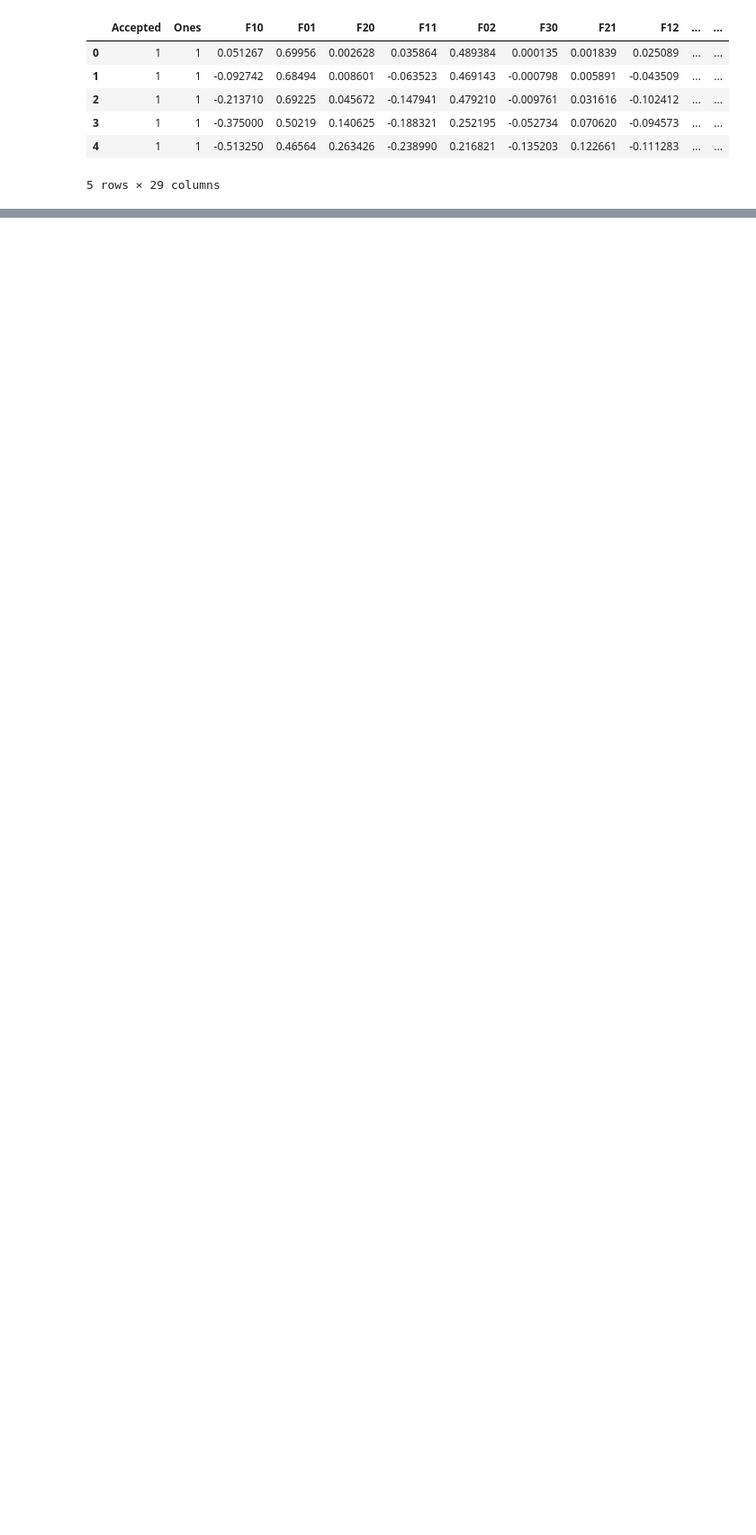
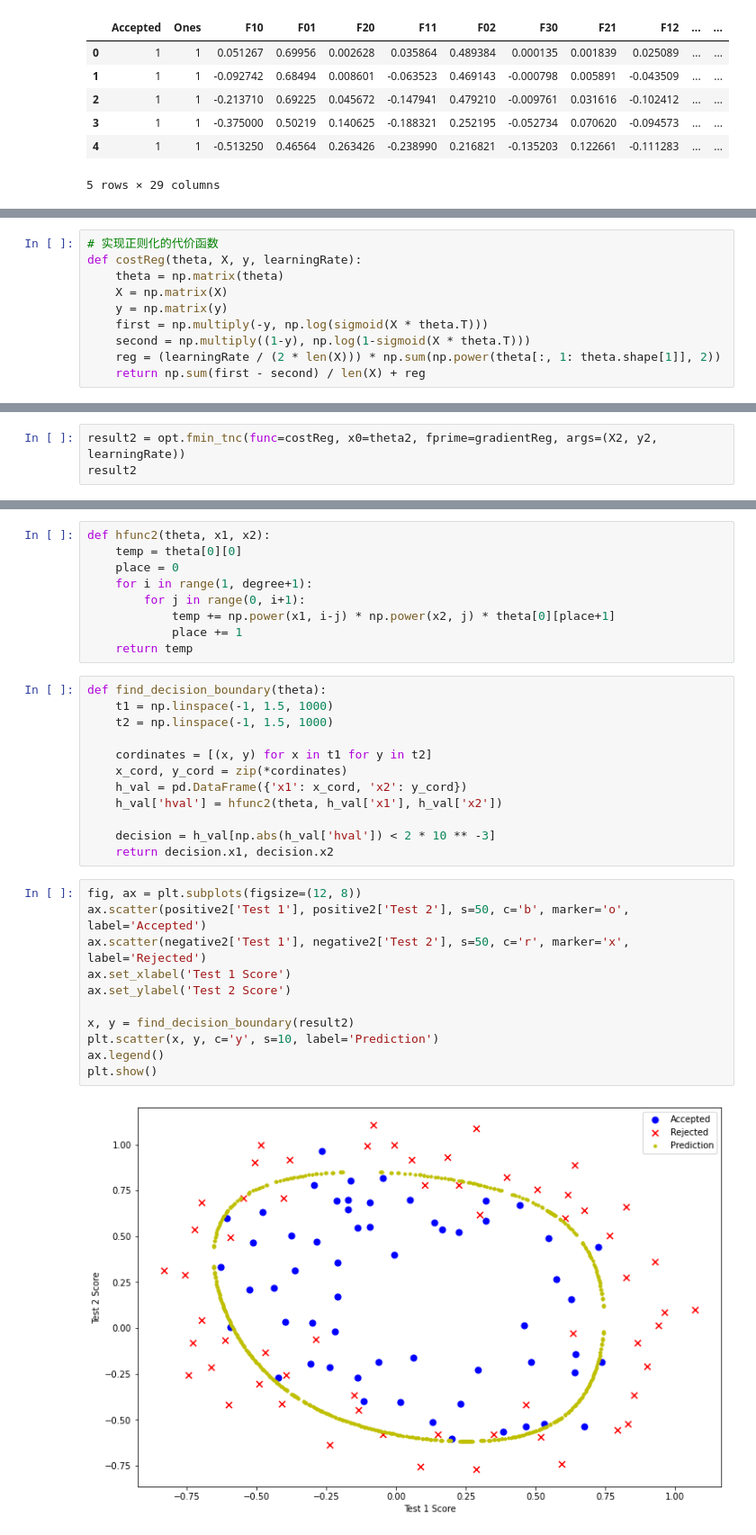
Before and after one commit to FCBleomessi10/NG-MachineLearning-python, a Jupyter notebook: 逻辑回归、正则化/逻辑回归、正则化.ipynb, the cells around one changed output, grey strips where cells are left out. Shown at 90% size. Drawn from its saved outputs; the diff is of its cells as text; blank space fills up the shorter version.

```diff
--- a/逻辑回归、正则化/逻辑回归、正则化.ipynb
+++ b/逻辑回归、正则化/逻辑回归、正则化.ipynb
@@ -268,0 +269,10 @@ $$
+# %%
+# 实现正则化的代价函数
+def costReg(theta, X, y, learningRate):
+    theta = np.matrix(theta)
+    X = np.matrix(X)
+    y = np.matrix(y)
+    first = np.multiply(-y, np.log(sigmoid(X * theta.T)))
+    second = np.multiply((1-y), np.log(1-sigmoid(X * theta.T)))
+    reg = (learningRate / (2 * len(X))) * np.sum(np.power(theta[:, 1: theta.shape[1]], 2))
+    return np.sum(first - second) / len(X) + reg
@@ -268,0 +317,3 @@ $$
+# %%
+result2 = opt.fmin_tnc(func=costReg, x0=theta2, fprime=gradientReg, args=(X2, y2, learningRate))
+result2
@@ -268,0 +341,34 @@ $$
+# %%
+def hfunc2(theta, x1, x2):
+    temp = theta[0][0]
+    place = 0
+    for i in range(1, degree+1):
+        for j in range(0, i+1):
+            temp += np.power(x1, i-j) * np.power(x2, j) * theta[0][place+1]
+            place += 1
+    return temp
+# %%
+def find_decision_boundary(theta):
+    t1 = np.linspace(-1, 1.5, 1000)
+    t2 = np.linspace(-1, 1.5, 1000)
+
+    cordinates = [(x, y) for x in t1 for y in t2]
+    x_cord, y_cord = zip(*cordinates)
+    h_val = pd.DataFrame({'x1': x_cord, 'x2': y_cord})
+    h_val['hval'] = hfunc2(theta, h_val['x1'], h_val['x2'])
+
+    decision = h_val[np.abs(h_val['hval']) < 2 * 10 ** -3]
+    return decision.x1, decision.x2
+# %%
+fig, ax = plt.subplots(figsize=(12, 8))
+ax.scatter(positive2['Test 1'], positive2['Test 2'], s=50, c='b', marker='o', label='Accepted')
+ax.scatter(negative2['Test 1'], negative2['Test 2'], s=50, c='r', marker='x', label='Rejected')
+ax.set_xlabel('Test 1 Score')
+ax.set_ylabel('Test 2 Score')
+
+x, y = find_decision_boundary(result2)
+plt.scatter(x, y, c='y', s=10, label='Prediction')
+ax.legend()
+plt.show()
+# %% [output]
+[figure, added]
```
Also changed, not shown: parts of 14 cells of this notebook.
